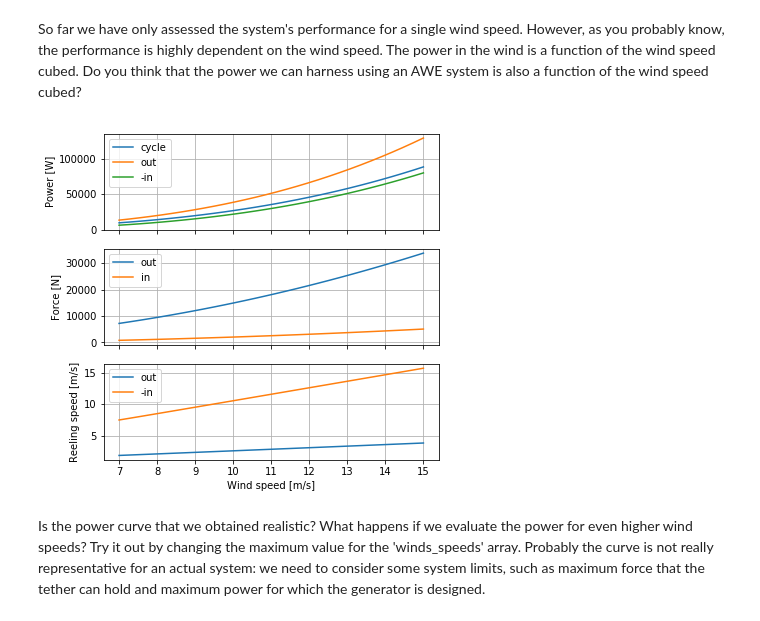
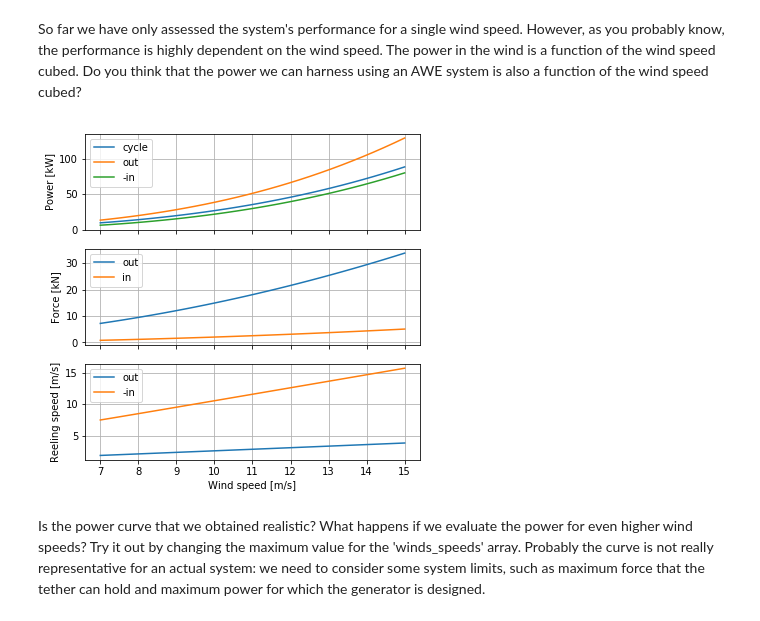
Before and after one commit to awecourse/workshop, a Jupyter notebook: awe_workshop_2019.ipynb, the cells around one changed output. Saved outputs shown, nothing was run; the diff lists cells and outputs as text; code cells hidden in the pictures.

```diff
--- a/awe_workshop_2019.ipynb
+++ b/awe_workshop_2019.ipynb
@@ -197,0 +228,20 @@ print(res)
+# %%
+from scipy import optimize as op
+
+# Define the function that is used for evaluating the objective in the optimization.
+def objective_function(x):
+    # The decision vector x, over which is minimized, consists of the reel-out and reel-in factor.
+    rf_out = x[0]
+    rf_in = x[1]
+    mcp = calc_mean_cycle_power(rf_out, rf_in)[0]  # Call the previously defined function.
+    return -mcp  # Maximizing the mean cycle power is equivalent to minimizing its negate.
+
+# Configure optimization problem.
+starting_point = (1/3., -1)  # Initial values of the reel-out and reel-in factor, respectively.
+bounds = (
+    (0., 1.),  # Lower and upper bound for the reel-out factor.
+    (-2., -.5),  # Lower and upper bound for the reel-in factor.
+)
+# Perform optimization.
+optimization_result = op.minimize(objective_function, starting_point, bounds=bounds, method='SLSQP')
+print(optimization_result)  # Print optimization results to the screen.
@@ -232,23 +306,30 @@ plt.grid()
 # %% [markdown]
 So far we have only assessed the system's performance for a single wind speed. However, as you probably know, the performance is highly dependent on the wind speed. The power in the wind is a function of the wind speed cubed. Do you think that the power we can harness using an AWE system is also a function of the wind speed cubed?
 # %%
-def calc_mean_cycle_power_phase0(rf_out, rf_in, v_wind):
+# Define a function for determining cycle performance indicators not only as a function of the reeling factors, but
+# also as a function of the wind speed.
+def calc_mean_cycle_power_region1(rf_out, rf_in, v_wind):
+    # We can re-use the wind conditions object that we created at the start by updating the wind speed.
     env_state.set_reference_wind_speed(v_wind)
 
+    # Determine steady state for reel-out.
     ss_out = SteadyState()
     ss_out.control_settings = ('reeling_factor', rf_out)
     ss_out.find_state(sys_props_out, env_state, kite_position_out)
     p_out = ss_out.power_ground
     v_out = ss_out.reeling_speed
 
+    # Determine steady state for reel-in.
     ss_in = SteadyState()
     ss_in.control_settings = ('reeling_factor', rf_in)
     ss_in.find_state(sys_props_in, env_state, kite_position_in)
     p_in = ss_in.power_ground
     v_in = -ss_in.reeling_speed
 
+    # Calculate mean cycle power from reel-out and reel-in steady state solutions.
     mean_cycle_power = (p_out/v_out + p_in/v_in) * v_out*v_in/(v_out + v_in)
 
+    # Return a dictionary object with the results.
     result = {
         'mean_cycle_power': mean_cycle_power,
         'power_reel_out': p_out,
@@ -260,54 +341,64 @@ def calc_mean_cycle_power_phase0(rf_out, rf_in, v_wind):
     }
     return result
 
-def obj_fun_phase0(x, v_wind):
-    mcp = calc_mean_cycle_power_phase0(x[0], x[1], v_wind)['mean_cycle_power']
+# Define a new objective function that uses the decision vector and the wind speed as input.
+def obj_fun_region1(x, v_wind):
+    mcp = calc_mean_cycle_power_region1(x[0], x[1], v_wind)['mean_cycle_power']
     return -mcp
 
+# Configure optimization problem.
 starting_point = (1/3., -1)
+bounds = ((.1, 1.), (-2., -.5))
+
+# Repeat optimizations for a range of wind speeds.
 n_wind_speeds = 30
 winds_speeds = np.linspace(7, 15, n_wind_speeds)
+
+# Create arrays to which we will save our results.
 mean_cycle_power = np.zeros(n_wind_speeds)
 power_out, force_out, speed_out = np.zeros(n_wind_speeds), np.zeros(n_wind_speeds), np.zeros(n_wind_speeds)
 power_in, force_in, speed_in = np.zeros(n_wind_speeds), np.zeros(n_wind_speeds), np.zeros(n_wind_speeds)
 
+# Iterate over the range of wind speeds.
 for i, v_wind in enumerate(winds_speeds):
-    bounds = ((.1, 1.), (-2., -.5))
-    res = op.minimize(obj_fun_phase0, starting_point, bounds=bounds, method='SLSQP', args=(v_wind,))
-    performance_dict = calc_mean_cycle_power_phase0(res['x'][0], res['x'][1], v_wind)
+    # Perform optimization - wind speed is passed as an argument.
+    res = op.minimize(obj_fun_region1, starting_point, bounds=bounds, method='SLSQP', args=(v_wind,))
 
+    # Get the result dictionary for the optimal point and write to the result arrays.
+    performance_dict = calc_mean_cycle_power_region1(res['x'][0], res['x'][1], v_wind)
     mean_cycle_power[i] = performance_dict['mean_cycle_power']
     power_out[i] = performance_dict['power_reel_out']
     force_out[i] = performance_dict['tether_force_out']
     speed_out[i] = performance_dict['speed_reel_out']
     power_in[i] = performance_dict['power_reel_in']
     force_in[i] = performance_dict['tether_force_in']
     speed_in[i] = performance_dict['speed_reel_in']
     starting_point = res['x']
 
+# Plot specifics on the optimal performance w.r.t. the wind speed.
 fig, ax = plt.subplots(3, 1, sharex=True, figsize=(6.0, 6.0))
-ax[0].plot(winds_speeds, mean_cycle_power, label="cycle")
-ax[0].plot(winds_speeds, power_out, label="out")
-ax[0].plot(winds_speeds, -power_in, label="-in")
+ax[0].plot(winds_speeds, mean_cycle_power*1e-3, label="cycle")
+ax[0].plot(winds_speeds, power_out*1e-3, label="out")
+ax[0].plot(winds_speeds, -power_in*1e-3, label="-in")
 ax[0].legend()
-ax[1].plot(winds_speeds, force_out, label="out")
-ax[1].plot(winds_speeds, force_in, label="in")
+ax[1].plot(winds_speeds, force_out*1e-3, label="out")
+ax[1].plot(winds_speeds, force_in*1e-3, label="in")
 ax[1].legend()
 ax[2].plot(winds_speeds, speed_out, label="out")
 ax[2].plot(winds_speeds, speed_in, label="-in")
 ax[2].legend()
 
-ax[0].set_ylabel('Power [W]')
-ax[1].set_ylabel('Force [N]')
+ax[0].set_ylabel('Power [kW]')
+ax[1].set_ylabel('Force [kN]')
 ax[2].set_ylabel('Reeling speed [m/s]')
 ax[2].set_xlabel('Wind speed [m/s]')
 
 for a in ax: a.grid()
 
 # z = np.polyfit(winds_speeds[10:20:3], mean_cycle_power[10:20:3], 3)
 # p = np.polyval(z, winds_speeds)
 # ax[0].plot(winds_speeds, p, '--', label="cubic")
 # %% [output]
-[figure, old version]
+[figure, new version]
 # %% [markdown]
 Is the power curve that we obtained realistic? What happens if we evaluate the power for even higher wind speeds? Try it out by changing the maximum value for the 'winds_speeds' array. Probably the curve is not really representative for an actual system: we need to consider some system limits, such as maximum force that the tether can hold and maximum power for which the generator is designed.
```
Also changed, not shown: parts of 15 cells of this notebook, 1 other file.
